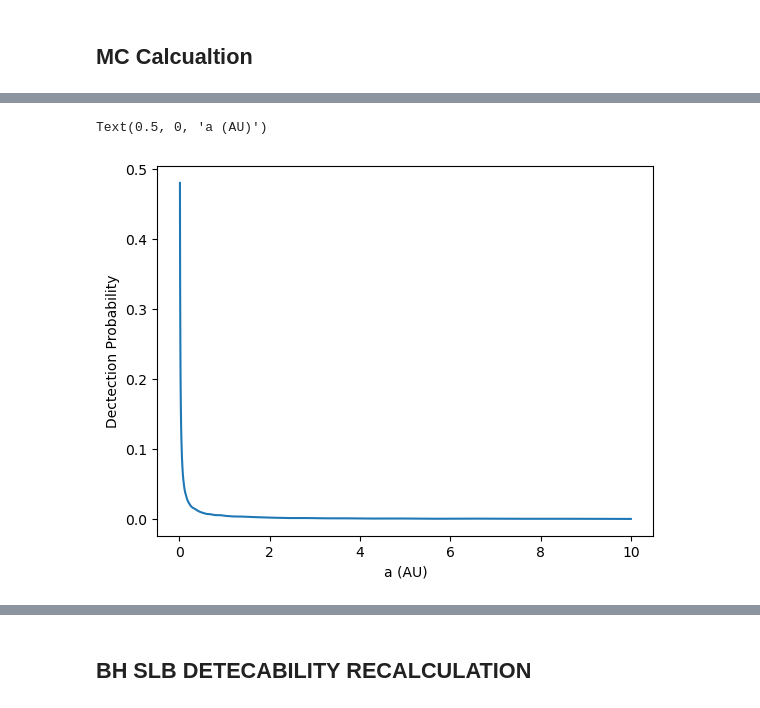
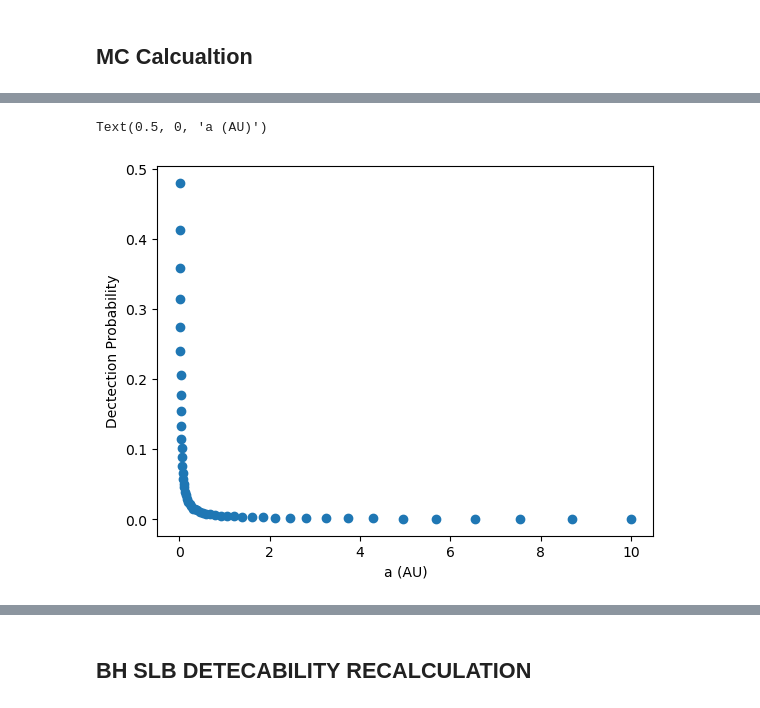
Before and after one commit to lmanqiwang/SLBlensing, a Jupyter notebook: testing.ipynb, the cells around one changed output, grey strips where cells are left out. Cells and saved outputs as stored; diff of their text form; code cells hidden in the pictures.

```diff
--- a/testing.ipynb
+++ b/testing.ipynb
@@ -131,12 +131,12 @@ print(a_vals)
   3.72759372  4.29193426  4.94171336  5.68986603  6.55128557  7.54312006
   8.68511374 10.        ] AU
 # %%
-plt.plot(a_vals, P)
+plt.scatter(a_vals, P)
 plt.ylabel("Dectection Probability")
 plt.xlabel("a (AU)")
 # %% [output]
 Text(0.5, 0, 'a (AU)')
-[figure, old version]
+[figure, new version]
 # %%
 Mlens_vals = np.linspace(0.1, 10, 1000) * u.Msun
 a = 1.0 * u.au
```
Also changed, not shown: parts of 7 cells of this notebook.
